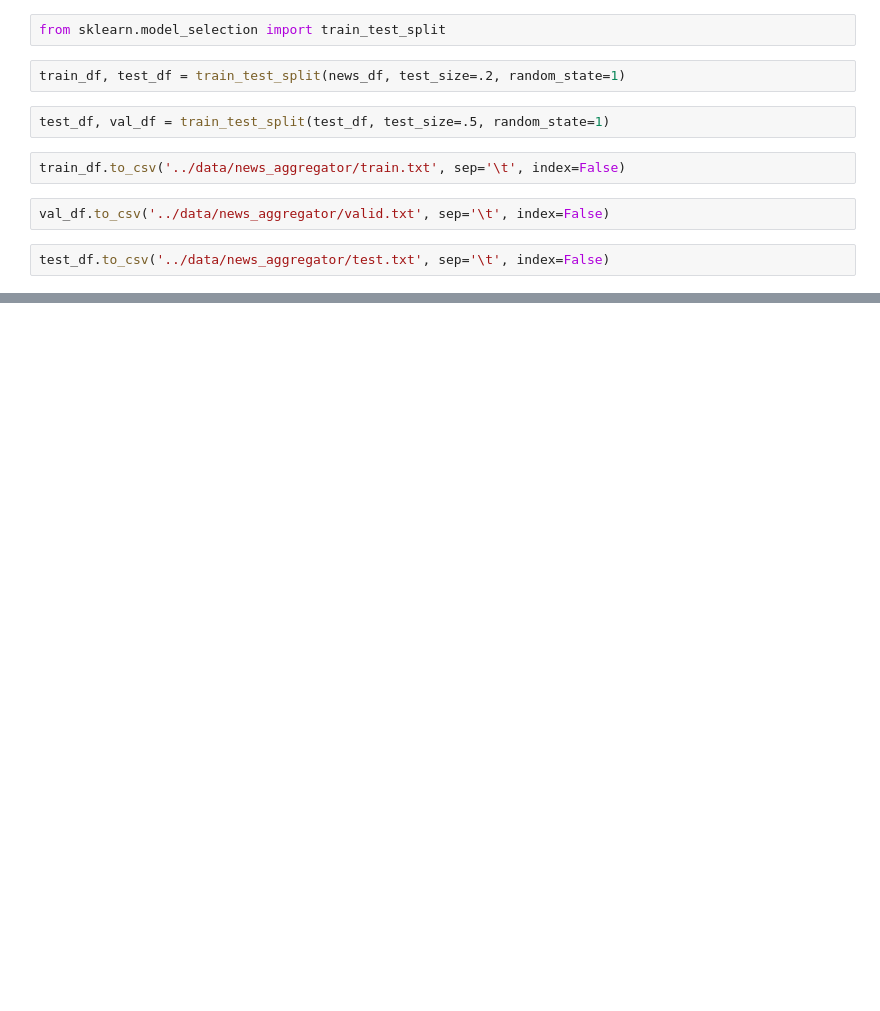
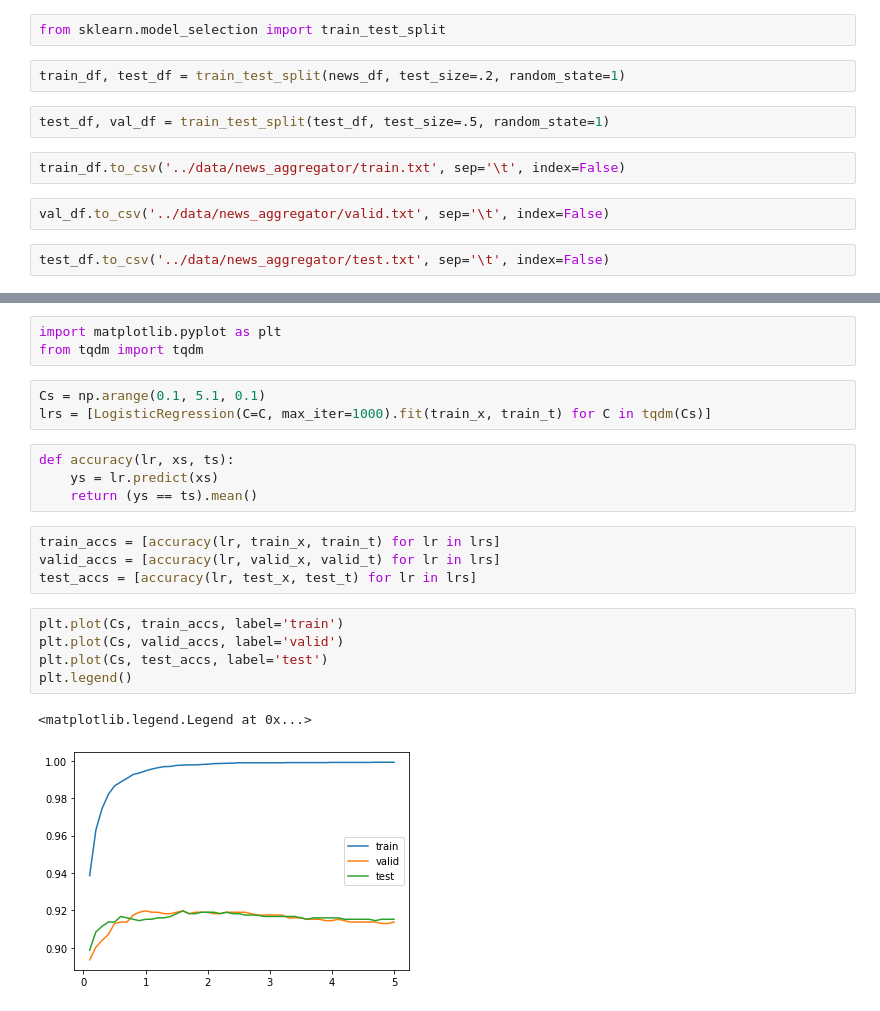
Before and after one commit to shinchu/nlp100, a Jupyter notebook: notebooks/nlp100_6.ipynb, the cells around one changed output, grey strips where cells are left out. Cells and saved outputs as stored; diff of their text form; blank space fills up the shorter version.

```diff
--- a/notebooks/nlp100_6.ipynb
+++ b/notebooks/nlp100_6.ipynb
@@ -132,0 +499,22 @@ import re
+# %%
+import matplotlib.pyplot as plt
+from tqdm import tqdm
+# %%
+Cs = np.arange(0.1, 5.1, 0.1)
+lrs = [LogisticRegression(C=C, max_iter=1000).fit(train_x, train_t) for C in tqdm(Cs)]
+# %%
+def accuracy(lr, xs, ts):
+    ys = lr.predict(xs)
+    return (ys == ts).mean()
+# %%
+train_accs = [accuracy(lr, train_x, train_t) for lr in lrs]
+valid_accs = [accuracy(lr, valid_x, valid_t) for lr in lrs]
+test_accs = [accuracy(lr, test_x, test_t) for lr in lrs]
+# %%
+plt.plot(Cs, train_accs, label='train')
+plt.plot(Cs, valid_accs, label='valid')
+plt.plot(Cs, test_accs, label='test')
+plt.legend()
+# %% [output]
+<matplotlib.legend.Legend at 0x...>
+[figure, added]
```
Also changed, not shown: parts of 81 cells of this notebook, 1 other file.
